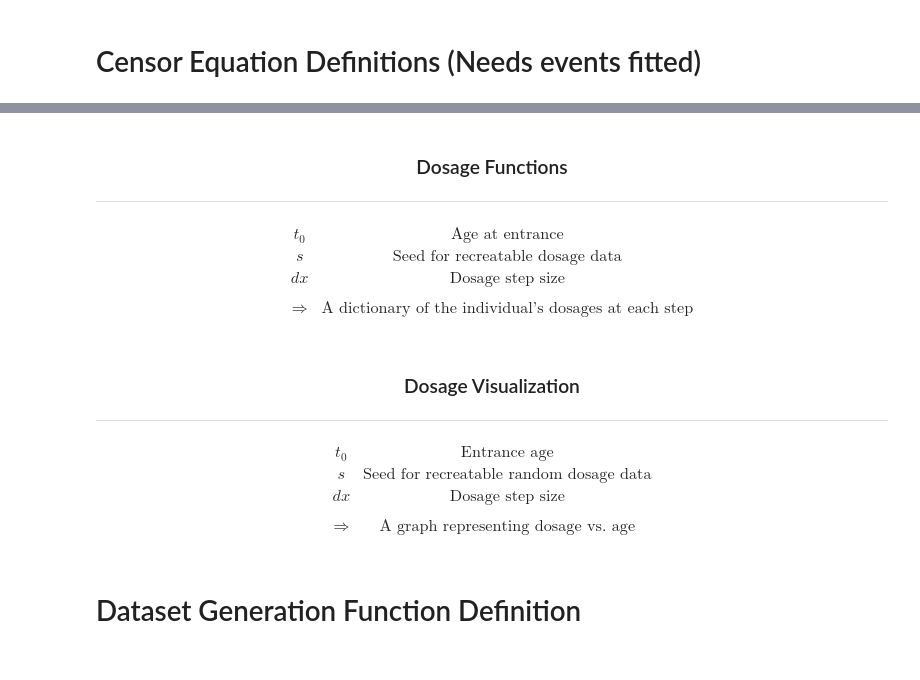
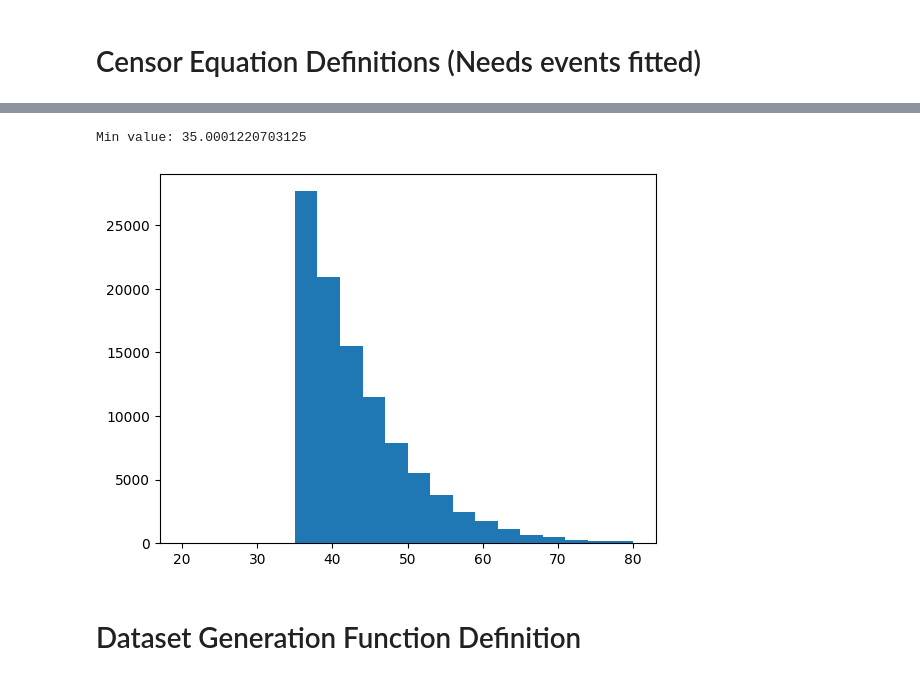
Before and after one commit to Dawson-Stutzman/DatasetGenerator, a Jupyter notebook: DataSet.ipynb, the cells around one changed output, grey strips where cells are left out. Saved outputs shown, nothing was run; the diff lists cells and outputs as text; code cells hidden in the pictures.

Commit message:
EventObjects implemented prior to multiple dosage values

```diff
--- a/DataSet.ipynb
+++ b/DataSet.ipynb
@@ -135,9 +39,0 @@ def Get_Time_For_Dosage(t0, s: int, a=None, b=None):
-# %% [markdown]
-### <center>Dosage Functions</center>
----
-\begin{matrix}
-  t_0 & \text{Age at entrance}\\
-  s & \text{Seed for recreatable dosage data}\\
-  dx & \text{Dosage step size}\\\\
-  ⇒ & \text{A dictionary of the individual's dosages at each step}
-\end{matrix}
@@ -179,9 +39,0 @@ def Get_Dose(s, t0, dx=None):
-# %% [markdown]
-### <center>Dosage Visualization</center>
----
-\begin{matrix}
-  t_0 & \text{Entrance age}\\
-  s & \text{Seed for recreatable random dosage data}\\
-  dx & \text{Dosage step size}\\\\
-  ⇒ & \text{A graph representing dosage vs. age}
-\end{matrix}
@@ -205,3 +98,17 @@ def Get_Dose_Graph(s, t0, dx=None):
+# %%
+data = []
+Age = 35 # changing this can show different aged individuals, but the final value is never less than Age
+for i in range(100000):
+  E1 = EventObj(alpha=(1/5000), dose_Beta=(0.3/30), smoke_Beta=(np.log(0.75)), econ_Beta=0.09, sex_Beta=np.log(0.8), c=-0.035)
+  x = Event(t0=Age, dose=0.6, smoke=0, econ=2, sex=0, event_params=E1)
+  data.append(x)
+
+cols = range(20)
+plt.hist(data, range=[12, 80], bins=[20,23,26,29,32,35,38,41,44,47,50,53,56,59,62,65,68,71,74,77,80])
+print("Min value: " + str(min(data)))
+# %% [output]
+Min value: 35.0001220703125
+[figure, added]
 # %% [markdown]
 # Dataset Generation Function Definition
 # %%
```
Also changed, not shown: parts of 21 cells of this notebook.
